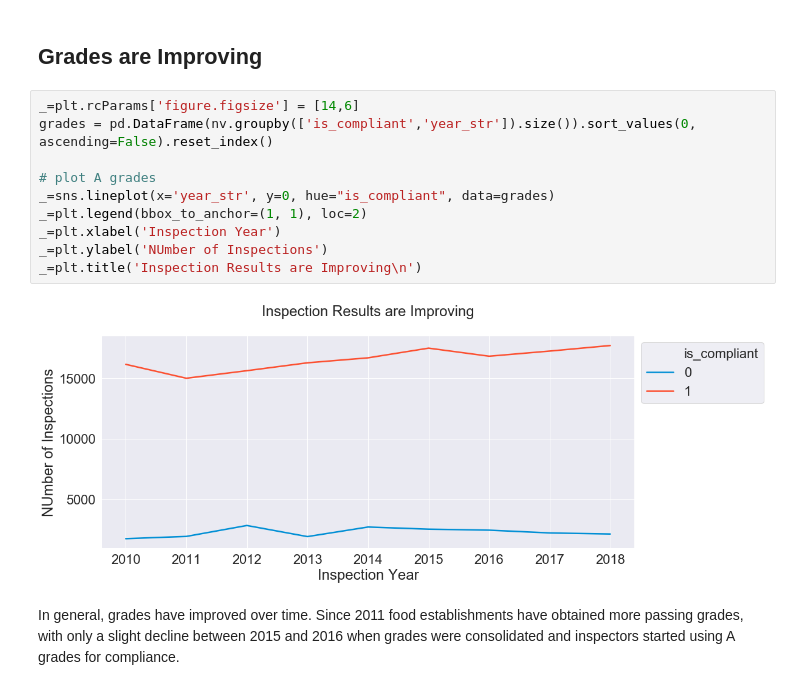
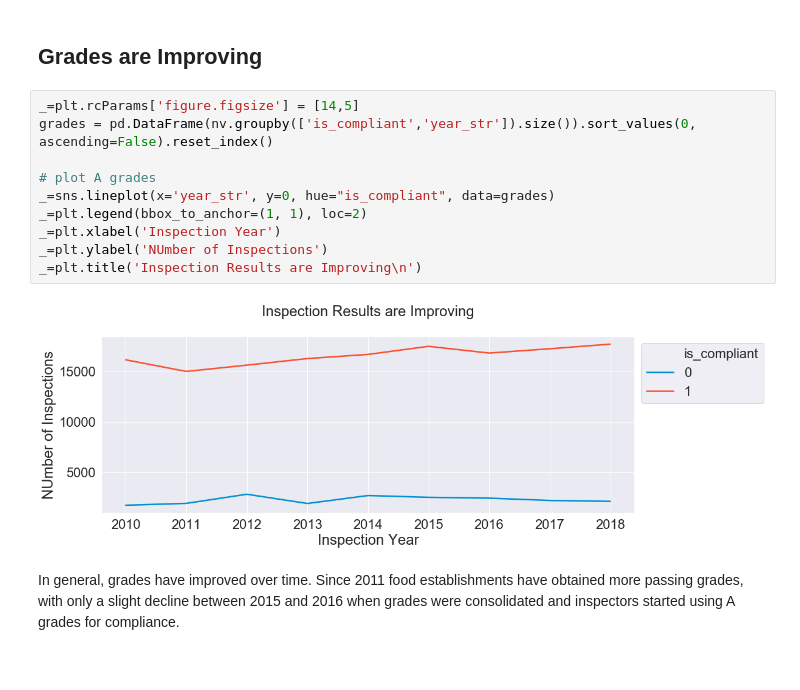
Before and after one commit to MeierG/Data-Science-Projects, a Jupyter notebook: Capstone-Project1/Predicting-food-inspections-results.ipynb, the cells around one changed output. Cells and saved outputs as stored; diff of their text form.

```diff
--- a/Capstone-Project1/Predicting-food-inspections-results.ipynb
+++ b/Capstone-Project1/Predicting-food-inspections-results.ipynb
@@ -414,17 +414,17 @@ _=ax.set(xlim = ('2014-12-01', '2019-2-28'))
 # %% [markdown]
 ## Grades are Improving
 # %%
-_=plt.rcParams['figure.figsize'] = [14,6]
+_=plt.rcParams['figure.figsize'] = [14,5]
 grades = pd.DataFrame(nv.groupby(['is_compliant','year_str']).size()).sort_values(0, ascending=False).reset_index()
 
 # plot A grades
 _=sns.lineplot(x='year_str', y=0, hue="is_compliant", data=grades)
 _=plt.legend(bbox_to_anchor=(1, 1), loc=2)
 _=plt.xlabel('Inspection Year')
 _=plt.ylabel('NUmber of Inspections')
 _=plt.title('Inspection Results are Improving\n')
 # %% [output]
-[figure, old version]
+[figure, new version]
 # %% [markdown]
 <p>In general, grades have improved over time. Since 2011 food establishments have obtained more passing grades, with only a slight decline between 2015 and 2016 when grades were consolidated and inspectors started using A grades for compliance.</p>
 # %% [markdown]
```
Also changed, not shown: parts of 11 cells of this notebook.
